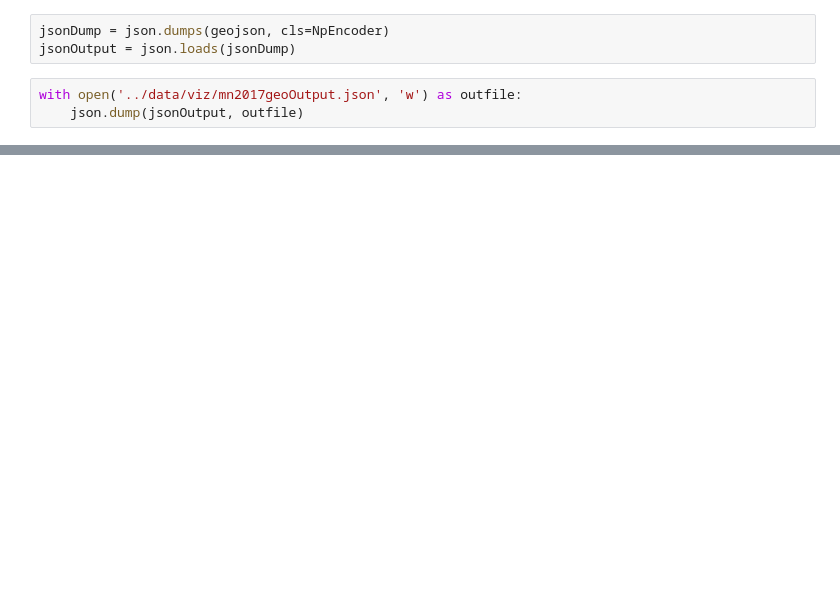
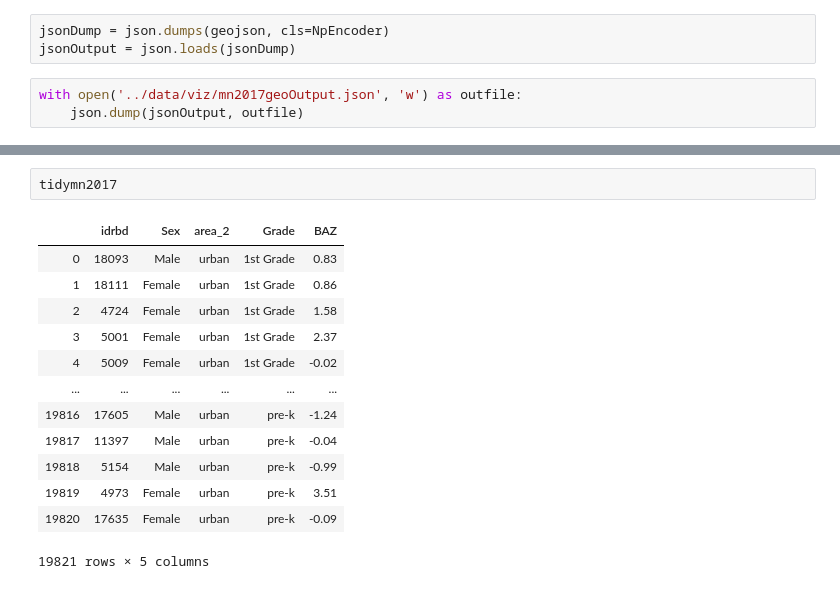
Before and after one commit to juancaros/junaeb, a Jupyter notebook: protocol/visualization.ipynb, the cells around one changed output, grey strips where cells are left out. Cells and saved outputs as stored; diff of their text form; blank space fills up the shorter version.

```diff
--- a/protocol/visualization.ipynb
+++ b/protocol/visualization.ipynb
@@ -420,0 +459,16 @@ with open('../data/viz/mn2017geoOutput.json', 'w') as outfile:
+# %%
+tidymn2017
+# %% [output]
+|  | idrbd | Sex | area_2 | Grade | BAZ |
+| 0 | 18093 | Male | urban | 1st Grade | 0.83 |
+| 1 | 18111 | Female | urban | 1st Grade | 0.86 |
+| 2 | 4724 | Female | urban | 1st Grade | 1.58 |
+| 3 | 5001 | Female | urban | 1st Grade | 2.37 |
+| 4 | 5009 | Female | urban | 1st Grade | -0.02 |
+| ... | ... | ... | ... | ... | ... |
+| 19816 | 17605 | Male | urban | pre-k | -1.24 |
+| 19817 | 11397 | Male | urban | pre-k | -0.04 |
+| 19818 | 5154 | Male | urban | pre-k | -0.99 |
+| 19819 | 4973 | Female | urban | pre-k | 3.51 |
+| 19820 | 17635 | Female | urban | pre-k | -0.09 |
+19821 rows × 5 columns
```
Also changed, not shown: parts of 17 cells of this notebook, 8 other files.
